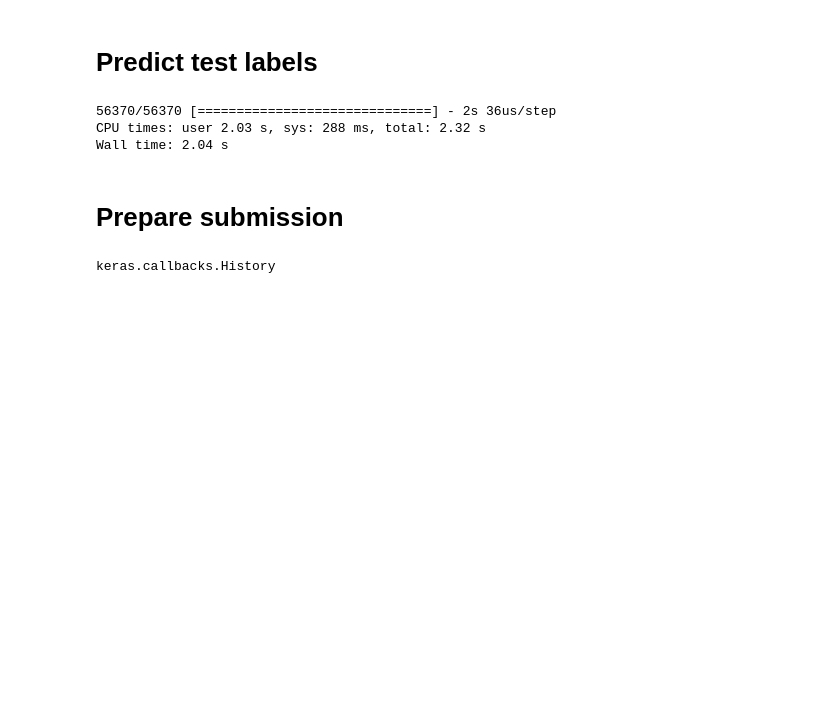
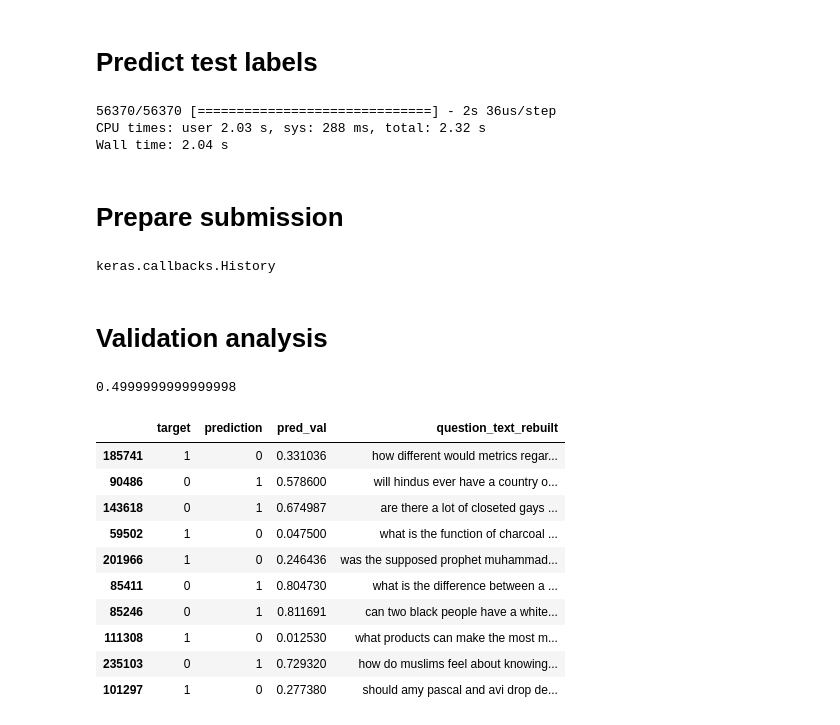
Before and after one commit to kfateem/udacity-ml, a Jupyter notebook: capstone/notebooks/capstoneV4.ipynb, the cells around one changed output. Saved outputs shown, nothing was run; the diff lists cells and outputs as text; code cells hidden in the pictures; blank space fills up the shorter version.

```diff
--- a/capstone/notebooks/capstoneV4.ipynb
+++ b/capstone/notebooks/capstoneV4.ipynb
@@ -828,3 +826,5 @@ import pickle
 pickle_out = open(MODEL_VERSION + '.hist.pkl',"wb")
 pickle.dump(hist, pickle_out)
 pickle_out.close()
+# %% [markdown]
+# Validation analysis
@@ -830,0 +833,4 @@ pickle_out.close()
+# %%
+print(threshold)
+# %% [output]
+0.4999999999999998
@@ -830,0 +842,14 @@ pickle_out.close()
+# %%
+prediction_df[prediction_df["prediction"] != prediction_df["target"]].sample(10)
+# %% [output]
+|  | target | prediction | pred_val | question_text_rebuilt |
+| 185741 | 1 | 0 | 0.331036 | how different would metrics regar... |
+| 90486 | 0 | 1 | 0.578600 | will hindus ever have a country o... |
+| 143618 | 0 | 1 | 0.674987 | are there a lot of closeted gays ... |
+| 59502 | 1 | 0 | 0.047500 | what is the function of charcoal ... |
+| 201966 | 1 | 0 | 0.246436 | was the supposed prophet muhammad... |
+| 85411 | 0 | 1 | 0.804730 | what is the difference between a ... |
+| 85246 | 0 | 1 | 0.811691 | can two black people have a white... |
+| 111308 | 1 | 0 | 0.012530 | what products can make the most m... |
+| 235103 | 0 | 1 | 0.729320 | how do muslims feel about knowing... |
+| 101297 | 1 | 0 | 0.277380 | should amy pascal and avi drop de... |
```
Also changed, not shown: parts of 14 cells of this notebook, 1 other file.
